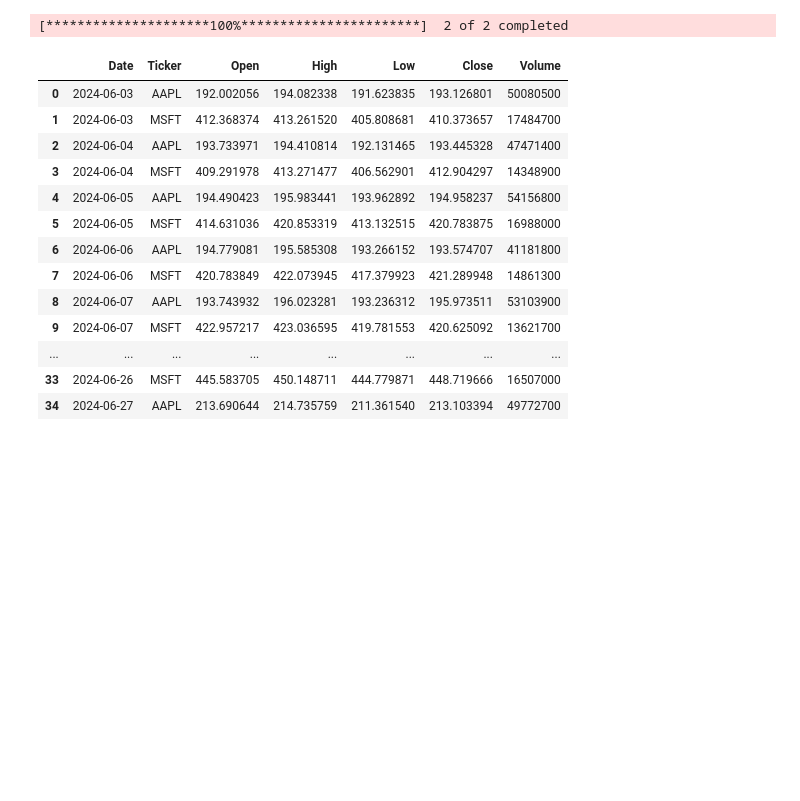
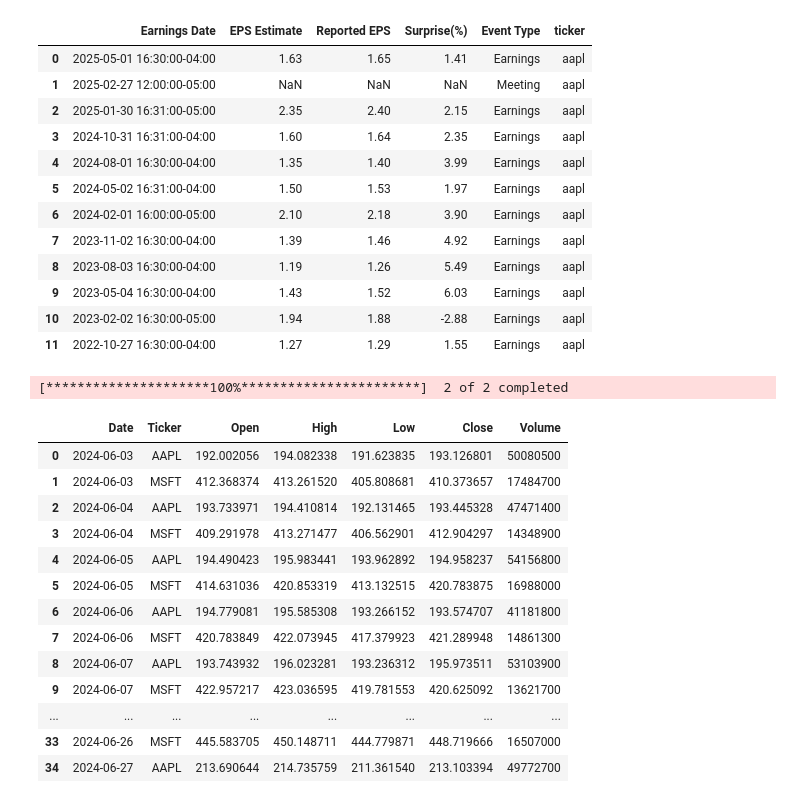
Before and after one commit to Starfalco/MKTmasta, a Jupyter notebook: Buy & Hold Port Screener - Multi tasking - 10.03.23.ipynb, the cells around one changed output. Cells and saved outputs as stored; diff of their text form; code cells hidden in the pictures; blank space fills up the shorter version.

```diff
--- a/Buy & Hold Port Screener - Multi tasking - 10.03.23.ipynb
+++ b/Buy & Hold Port Screener - Multi tasking - 10.03.23.ipynb
@@ -16,6 +16,26 @@ from bs4 import BeautifulSoup
 # from deltalake.writer import write_deltalake
 # from pyspark.sql import SparkSession
 from json import loads
+# %%
+df = pd.DataFrame(
+            yf.Ticker("aapl", session=None).get_earnings_dates()
+        ).reset_index()
+df["ticker"]="aapl"
+df
+# %% [output]
+|  | Earnings Date | EPS Estimate | Reported EPS | Surprise(%) | Event Type | ticker |
+| 0 | 2025-05-01 16:30:00-04:00 | 1.63 | 1.65 | 1.41 | Earnings | aapl |
+| 1 | 2025-02-27 12:00:00-05:00 | NaN | NaN | NaN | Meeting | aapl |
+| 2 | 2025-01-30 16:31:00-05:00 | 2.35 | 2.40 | 2.15 | Earnings | aapl |
+| 3 | 2024-10-31 16:31:00-04:00 | 1.60 | 1.64 | 2.35 | Earnings | aapl |
+| 4 | 2024-08-01 16:30:00-04:00 | 1.35 | 1.40 | 3.99 | Earnings | aapl |
+| 5 | 2024-05-02 16:31:00-04:00 | 1.50 | 1.53 | 1.97 | Earnings | aapl |
+| 6 | 2024-02-01 16:00:00-05:00 | 2.10 | 2.18 | 3.90 | Earnings | aapl |
+| 7 | 2023-11-02 16:30:00-04:00 | 1.39 | 1.46 | 4.92 | Earnings | aapl |
+| 8 | 2023-08-03 16:30:00-04:00 | 1.19 | 1.26 | 5.49 | Earnings | aapl |
+| 9 | 2023-05-04 16:30:00-04:00 | 1.43 | 1.52 | 6.03 | Earnings | aapl |
+| 10 | 2023-02-02 16:30:00-05:00 | 1.94 | 1.88 | -2.88 | Earnings | aapl |
+| 11 | 2022-10-27 16:30:00-04:00 | 1.27 | 1.29 | 1.55 | Earnings | aapl |
 # %%
 yf.download(["msft","aapl"], start = '2024-06-01', end = '2024-06-30', group_by = 'ticker').stack(level=0).to_parquet('extracts/price_msft.parquet')
 df = pd.read_parquet('extracts/price_msft.parquet')
```
Also changed, not shown: 5 other files.
